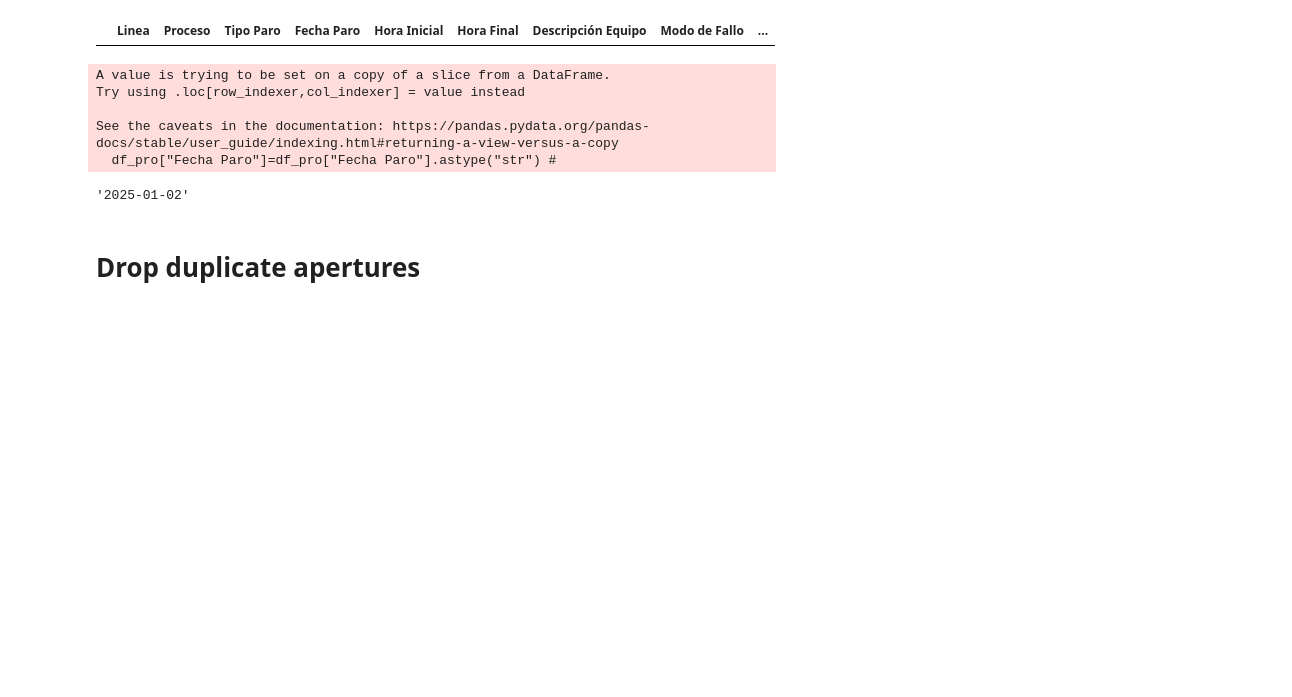
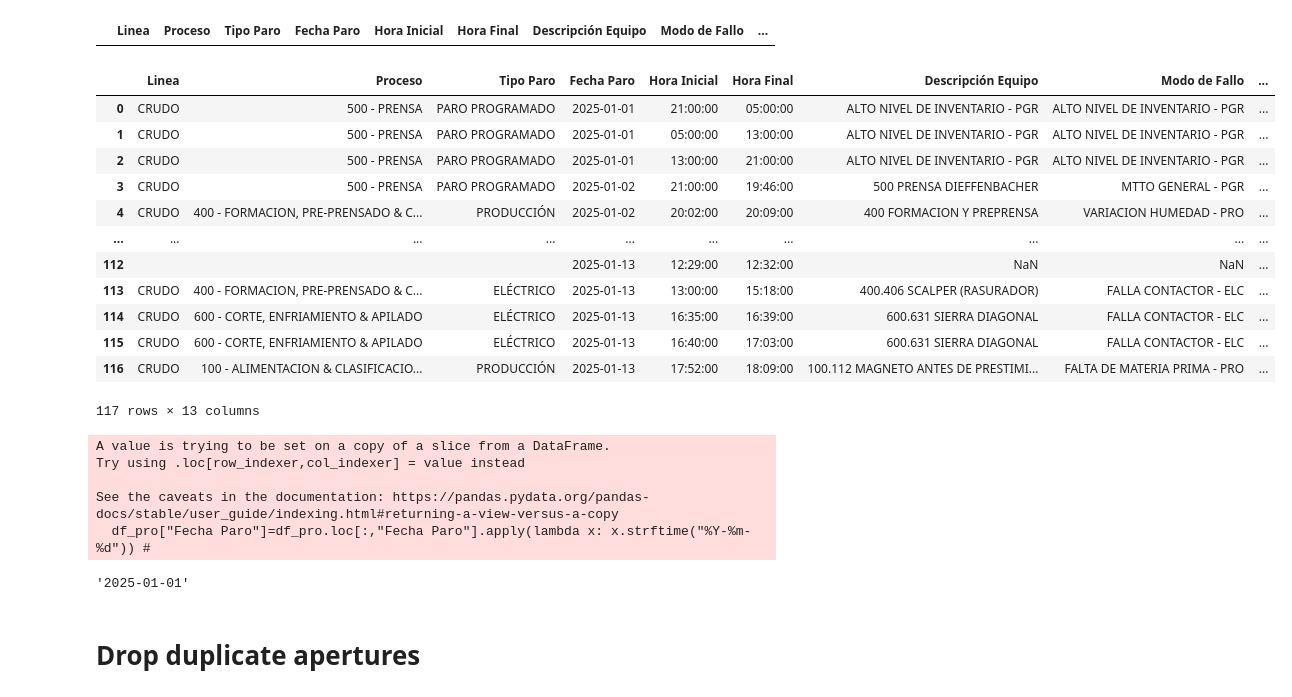
Before and after one commit to BustamJos3/rejected_mdf_production_stops, a Jupyter notebook: bar_plot_fail_modes_PRO_per_day.ipynb, the cells around one changed output. Cells and saved outputs as stored; diff of their text form; code cells hidden in the pictures; blank space fills up the shorter version.

```diff
--- a/bar_plot_fail_modes_PRO_per_day.ipynb
+++ b/bar_plot_fail_modes_PRO_per_day.ipynb
@@ -39,18 +39,34 @@ df_root=dict_data_pointer['aperturas_nariz']
 df_root[df_root["Fecha Paro"]=="NaT"]
 # %% [output]
 |  | Linea | Proceso | Tipo Paro | Fecha Paro | Hora Inicial | Hora Final | Descripción Equipo | Modo de Fallo | ... |
+# %%
+df_root
+# %% [output]
+|  | Linea | Proceso | Tipo Paro | Fecha Paro | Hora Inicial | Hora Final | Descripción Equipo | Modo de Fallo | ... |
+| 0 | CRUDO | 500 - PRENSA | PARO PROGRAMADO | 2025-01-01 | 21:00:00 | 05:00:00 | ALTO NIVEL DE INVENTARIO - PGR | ALTO NIVEL DE INVENTARIO - PGR | ... |
+| 1 | CRUDO | 500 - PRENSA | PARO PROGRAMADO | 2025-01-01 | 05:00:00 | 13:00:00 | ALTO NIVEL DE INVENTARIO - PGR | ALTO NIVEL DE INVENTARIO - PGR | ... |
+| 2 | CRUDO | 500 - PRENSA | PARO PROGRAMADO | 2025-01-01 | 13:00:00 | 21:00:00 | ALTO NIVEL DE INVENTARIO - PGR | ALTO NIVEL DE INVENTARIO - PGR | ... |
+| 3 | CRUDO | 500 - PRENSA | PARO PROGRAMADO | 2025-01-02 | 21:00:00 | 19:46:00 | 500 PRENSA DIEFFENBACHER | MTTO GENERAL - PGR | ... |
+| 4 | CRUDO | 400 - FORMACION, PRE-PRENSADO & C... | PRODUCCIÓN | 2025-01-02 | 20:02:00 | 20:09:00 | 400 FORMACION Y PREPRENSA | VARIACION HUMEDAD - PRO | ... |
+| ... | ... | ... | ... | ... | ... | ... | ... | ... | ... |
+| 112 |  |  |  | 2025-01-13 | 12:29:00 | 12:32:00 | NaN | NaN | ... |
+| 113 | CRUDO | 400 - FORMACION, PRE-PRENSADO & C... | ELÉCTRICO | 2025-01-13 | 13:00:00 | 15:18:00 | 400.406 SCALPER (RASURADOR) | FALLA CONTACTOR - ELC | ... |
+| 114 | CRUDO | 600 - CORTE, ENFRIAMIENTO & APILADO | ELÉCTRICO | 2025-01-13 | 16:35:00 | 16:39:00 | 600.631 SIERRA DIAGONAL | FALLA CONTACTOR - ELC | ... |
+| 115 | CRUDO | 600 - CORTE, ENFRIAMIENTO & APILADO | ELÉCTRICO | 2025-01-13 | 16:40:00 | 17:03:00 | 600.631 SIERRA DIAGONAL | FALLA CONTACTOR - ELC | ... |
+| 116 | CRUDO | 100 - ALIMENTACION & CLASIFICACIO... | PRODUCCIÓN | 2025-01-13 | 17:52:00 | 18:09:00 | 100.112 MAGNETO ANTES DE PRESTIMI... | FALTA DE MATERIA PRIMA - PRO | ... |
+117 rows × 13 columns
 # %%
-df_pro=df_root[df_root["Modo de Fallo"].str.contains("PRO")]
-df_pro.set_index([pd.Index(range(len(df_pro)))],inplace=True)
-df_pro["Fecha Paro"]=df_pro["Fecha Paro"].astype("str") #
+df_pro=df_root[df_root["Tipo Paro"].str.contains("PRO")]
+#df_pro.set_index([pd.Index(range(len(df_pro)))],inplace=True)
+df_pro["Fecha Paro"]=df_pro.loc[:,"Fecha Paro"].apply(lambda x: x.strftime("%Y-%m-%d")) #
 df_pro['Fecha Paro'][0]
 # %% [output]
 A value is trying to be set on a copy of a slice from a DataFrame.
 Try using .loc[row_indexer,col_indexer] = value instead
 
 See the caveats in the documentation: https://pandas.pydata.org/pandas-docs/stable/user_guide/indexing.html#returning-a-view-versus-a-copy
-  df_pro["Fecha Paro"]=df_pro["Fecha Paro"].astype("str") #
+  df_pro["Fecha Paro"]=df_pro.loc[:,"Fecha Paro"].apply(lambda x: x.strftime("%Y-%m-%d")) #
-'2025-01-02'
+'2025-01-01'
 # %% [markdown]
 # Drop duplicate apertures
 # %%
```
Also changed, not shown: parts of 16 cells of this notebook, 5 other files.
